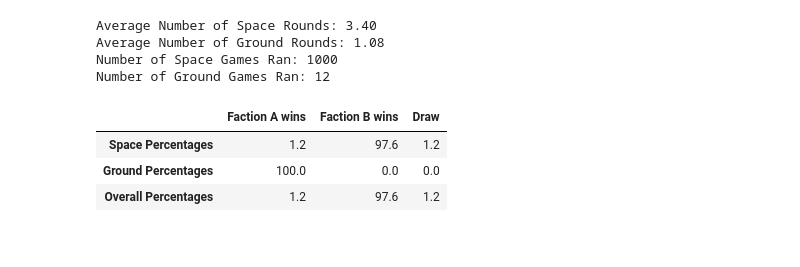
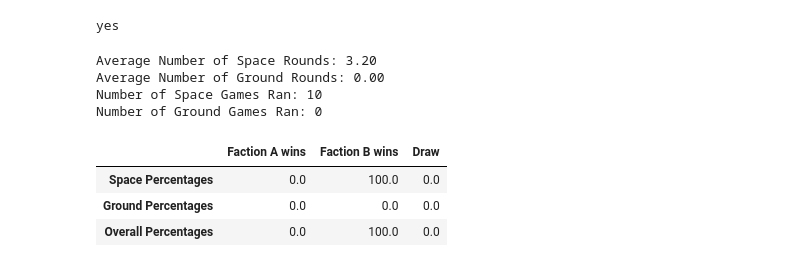
Before and after one commit to Kyle-Maher/twilight-imperium, a Jupyter notebook: Main/[2B] updated_simulate_battles.ipynb, the cells around one changed output. Cells and saved outputs as stored; diff of their text form; code cells hidden in the pictures.

```diff
--- a/Main/[2B] updated_simulate_battles.ipynb
+++ b/Main/[2B] updated_simulate_battles.ipynb
@@ -2,8 +2,8 @@
 import pandas as pd
 import numpy as np
 # %%
-space_units_df = pd.read_csv('../Data/space_units_df.csv', index_col='Unit_Name')
-ground_units_df= pd.read_csv('../Data/ground_units_df.csv', index_col='Unit_Name')
+space_units_df = pd.read_csv('../Data/Clean/space_units_df.csv', index_col='Unit_Name')
+ground_units_df= pd.read_csv('../Data/Clean/ground_units_df.csv', index_col='Unit_Name')
 # %%
 # Split Units into Ships and Ground Forces
 
@@ -30,7 +30,8 @@ def get_unit_stats(faction_units, units_df):
             unit_combat_value = int(units_df.loc[unit]['Combat_Value'])
             has_sustain_damage = units_df.loc[unit]['Has_Sustain_Damage']
             shots = units_df.loc[unit]['Shots']
-            unit_stats = {'Name': name, 'Unit_Combat_Value': unit_combat_value, 'Shots': shots, 'Has_Sustain_Damage': has_sustain_damage}
+            unit_stats = {'Name': name, 'Unit_Combat_Value': unit_combat_value, 'Shots': shots, \
+                          'Has_Sustain_Damage': has_sustain_damage}
             faction_unit_stats.append(unit_stats)
     faction_unit_stats.sort(key = lambda x: (x['Has_Sustain_Damage'], x['Unit_Combat_Value'], -x['Shots']), reverse=True)
     return faction_unit_stats
@@ -42,6 +43,11 @@ def get_ship_stats(faction_units):
 def get_ground_force_stats(faction_units):
     faction_unit_stats = get_unit_stats(faction_units, ground_units_df)
     return faction_unit_stats
+# %%
+if "Anti-Fighter Barrage" in space_units_df.loc["Destroyer"]["Standard_Abilities"]:
+    print("yes")
+# %% [output]
+yes
 # %%
 # Determine Hits
 
@@ -79,7 +85,7 @@ faction_A_ground_wins, faction_B_ground_wins, ground_draws = 0, 0, 0
 space_round_counts = []
 ground_round_counts = []
 
-for i in range(0, 1000):
+for i in range(0, 10):
 
     faction_A_units = {'Advanced Carrier II': 2, 'Spec Ops II': 11, 'Destroyer':1, 'Genesis':1, 'ZS Thunderbolt M2':1, 'Fighter':9}
     faction_B_units = {'Prototype War Sun II':1, 'Dreadnought': 2, 'Carrier':1, 'Infantry': 5, 'Fighter':10}
@@ -93,6 +99,13 @@ for i in range(0, 1000):
     faction_B_ships = get_ship_stats(faction_B_ships)
     faction_A_ground_forces = get_ground_force_stats(faction_A_ground_forces)
     faction_B_ground_forces = get_ground_force_stats(faction_B_ground_forces)
+
+    # Store Unit Stats for Reference
+    faction_A_unit_stats = pd.concat([pd.DataFrame(faction_A_ships), pd.DataFrame(faction_A_ground_forces)]).reset_index(drop=True)
+    faction_B_unit_stats = pd.concat([pd.DataFrame(faction_B_ships), pd.DataFrame(faction_B_ground_forces)]).reset_index(drop=True)
+
+    # Conduct Anti-Fighter Barrage
+
 
     space_round_count = 0
     while faction_A_ships and faction_B_ships:
@@ -138,37 +151,37 @@ for i in range(0, 1000):
         space_draws += 1
 
 average_num_space_rounds = sum(space_round_counts) / len(space_round_counts)
 print(f'Average Number of Space Rounds: {average_num_space_rounds:.2f}')
 
 average_num_ground_rounds = sum(ground_round_counts) / len(ground_round_counts) if ground_round_counts else 0
 print(f'Average Number of Ground Rounds: {average_num_ground_rounds:.2f}')
 
 total_space_games = faction_A_space_wins + faction_B_space_wins + space_draws
 print(f'Number of Space Games Ran: {total_space_games}')
 
 total_ground_games = faction_A_ground_wins + faction_B_ground_wins + ground_draws
 print(f'Number of Ground Games Ran: {total_ground_games}')
 
 df = pd.DataFrame([{'Faction A wins': faction_A_space_wins, 'Faction B wins': faction_B_space_wins, 'Draw': space_draws},
                    {'Faction A wins': faction_A_ground_wins, 'Faction B wins': faction_B_ground_wins, 'Draw': ground_draws}],
                    index=['Space Percentages', 'Ground Percentages'])
 
 divisors = pd.Series([total_space_games, total_ground_games if total_ground_games > 0 else 1], index=df.index)
 df = df.div(divisors, axis=0)
 
 faction_A_wins_both = df.loc['Space Percentages', 'Faction A wins'] * df.loc['Ground Percentages', 'Faction A wins']
 faction_B_wins_either = df.loc['Space Percentages', 'Faction B wins'] + (df.loc['Space Percentages', 'Faction A wins'] * df.loc['Ground Percentages', 'Faction B wins'])
 draw_either = df.loc['Space Percentages', 'Draw'] + df.loc['Ground Percentages', 'Draw']
 df.loc['Overall Percentages'] = {'Faction A wins': faction_A_wins_both, 'Faction B wins': faction_B_wins_either, 'Draw': draw_either}
 df = df * 100
 
 df.round(1)
 # %% [output]
-Average Number of Space Rounds: 3.40
-Average Number of Ground Rounds: 1.08
-Number of Space Games Ran: 1000
-Number of Ground Games Ran: 12
+Average Number of Space Rounds: 3.20
+Average Number of Ground Rounds: 0.00
+Number of Space Games Ran: 10
+Number of Ground Games Ran: 0
 |  | Faction A wins | Faction B wins | Draw |
-| Space Percentages | 1.2 | 97.6 | 1.2 |
-| Ground Percentages | 100.0 | 0.0 | 0.0 |
-| Overall Percentages | 1.2 | 97.6 | 1.2 |
+| Space Percentages | 0.0 | 100.0 | 0.0 |
+| Ground Percentages | 0.0 | 0.0 | 0.0 |
+| Overall Percentages | 0.0 | 100.0 | 0.0 |
```
Also changed, not shown: parts of 2 cells of this notebook, 6 other files.
